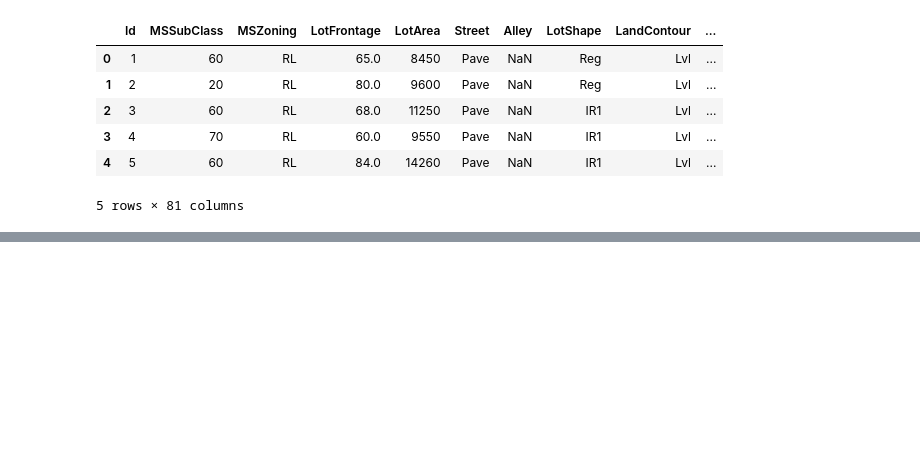
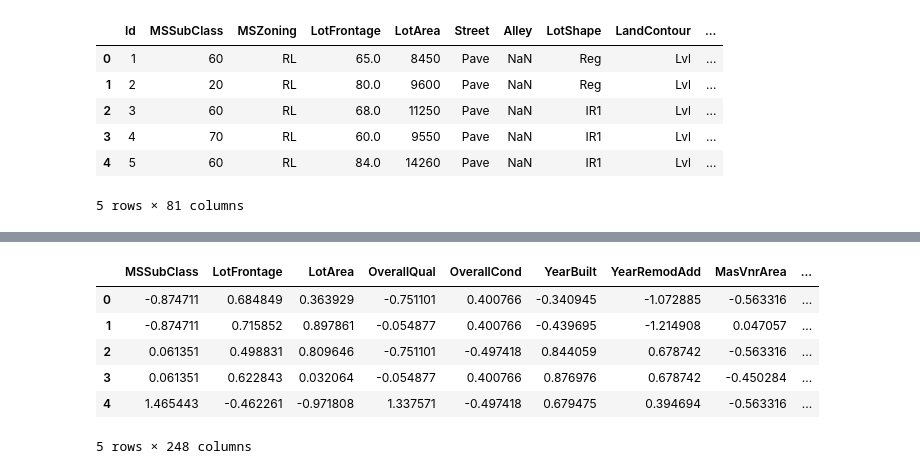
Before and after one commit to Raidbourzam/PRODIGY_ML_01, a Jupyter notebook: main.ipynb, the cells around one changed output, grey strips where cells are left out. Drawn from its saved outputs; the diff is of its cells as text; code cells hidden in the pictures; blank space fills up the shorter version.

```diff
--- a/main.ipynb
+++ b/main.ipynb
@@ -47,0 +92,2 @@ dtype: int64
+# %%
+test_data.drop('Id', axis=1, inplace=True)
@@ -47,0 +137,12 @@ dtype: int64
+# %%
+test_data = preprocess_data(test_data)
+
+test_data.head()
+# %% [output]
+|  | MSSubClass | LotFrontage | LotArea | OverallQual | OverallCond | YearBuilt | YearRemodAdd | MasVnrArea | ... |
+| 0 | -0.874711 | 0.684849 | 0.363929 | -0.751101 | 0.400766 | -0.340945 | -1.072885 | -0.563316 | ... |
+| 1 | -0.874711 | 0.715852 | 0.897861 | -0.054877 | 0.400766 | -0.439695 | -1.214908 | 0.047057 | ... |
+| 2 | 0.061351 | 0.498831 | 0.809646 | -0.751101 | -0.497418 | 0.844059 | 0.678742 | -0.563316 | ... |
+| 3 | 0.061351 | 0.622843 | 0.032064 | -0.054877 | 0.400766 | 0.876976 | 0.678742 | -0.450284 | ... |
+| 4 | 1.465443 | -0.462261 | -0.971808 | 1.337571 | -0.497418 | 0.679475 | 0.394694 | -0.563316 | ... |
+5 rows × 248 columns
```
Also changed, not shown: parts of 28 cells of this notebook.
